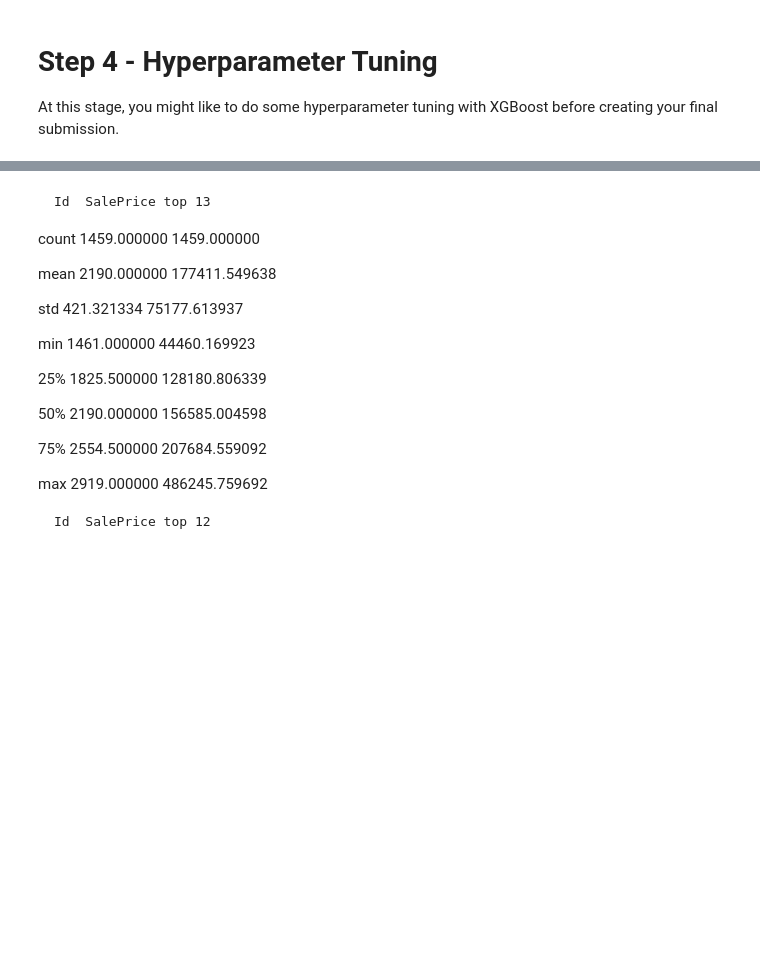
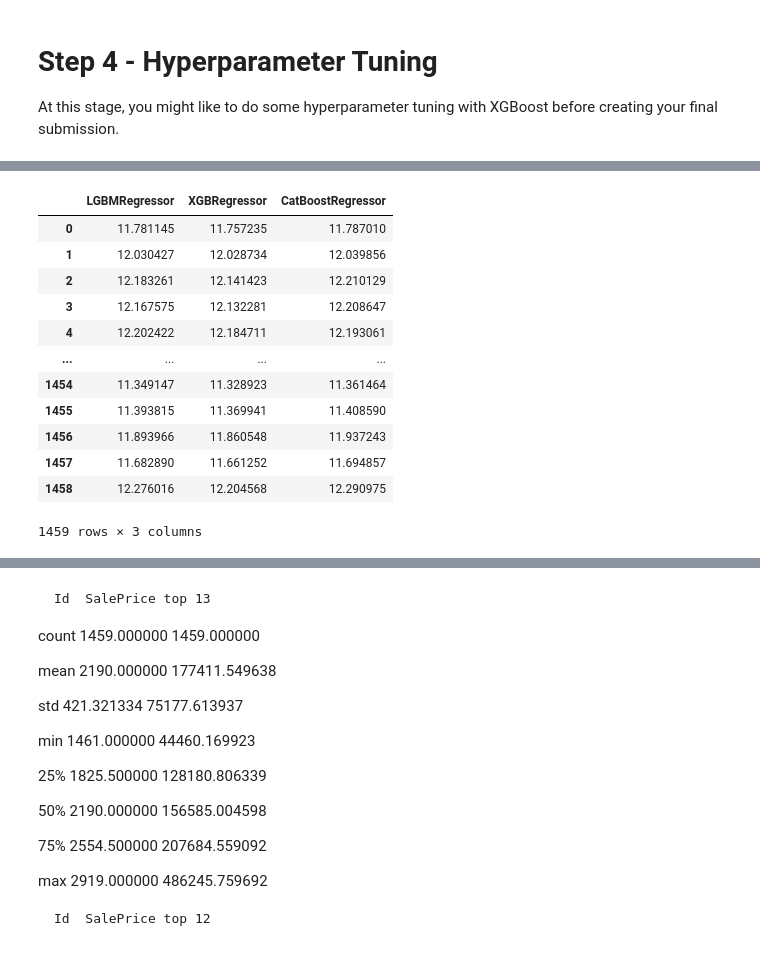
Before and after one commit to flegaspi700/my-projects, a Jupyter notebook: Kaggle/HousePricing/testme.ipynb, the cells around one changed output, grey strips where cells are left out. Drawn from its saved outputs; the diff is of its cells as text; code cells hidden in the pictures; blank space fills up the shorter version.

```diff
--- a/Kaggle/HousePricing/testme.ipynb
+++ b/Kaggle/HousePricing/testme.ipynb
@@ -789,0 +775,19 @@ KeyboardInterrupt:
+# %%
+lgb_params = dict(colsample_bytree=0.25, learning_rate=0.01,
+                              max_depth=13, min_child_samples=7, n_estimators=10000,
+                              num_leaves=20, objective='regression', random_state=42,
+                              subsample=0.9330025956033094, subsample_freq=1
+                 )
+
+lgb = LGBMRegressor(**lgb_params)
+
+cat_params = dict(n_estimators=2811,
+                  loss_function='RMSE',
+                  colsample_bylevel=0.37610293699831,
+                  max_leaves=31,
+                  subsample=0.5524703486729446,
+                  verbose=0,
+                  thread_count=6,
+                  random_state=838
+                 )
+cat = CatBoostRegressor(**cat_params)
@@ -789,0 +873,16 @@ KeyboardInterrupt:
+# %%
+predictions_df
+# %% [output]
+|  | LGBMRegressor | XGBRegressor | CatBoostRegressor |
+| 0 | 11.781145 | 11.757235 | 11.787010 |
+| 1 | 12.030427 | 12.028734 | 12.039856 |
+| 2 | 12.183261 | 12.141423 | 12.210129 |
+| 3 | 12.167575 | 12.132281 | 12.208647 |
+| 4 | 12.202422 | 12.184711 | 12.193061 |
+| ... | ... | ... | ... |
+| 1454 | 11.349147 | 11.328923 | 11.361464 |
+| 1455 | 11.393815 | 11.369941 | 11.408590 |
+| 1456 | 11.893966 | 11.860548 | 11.937243 |
+| 1457 | 11.682890 | 11.661252 | 11.694857 |
+| 1458 | 12.276016 | 12.204568 | 12.290975 |
+1459 rows × 3 columns
```
Also changed, not shown: parts of 14 cells of this notebook, 10 other files.
